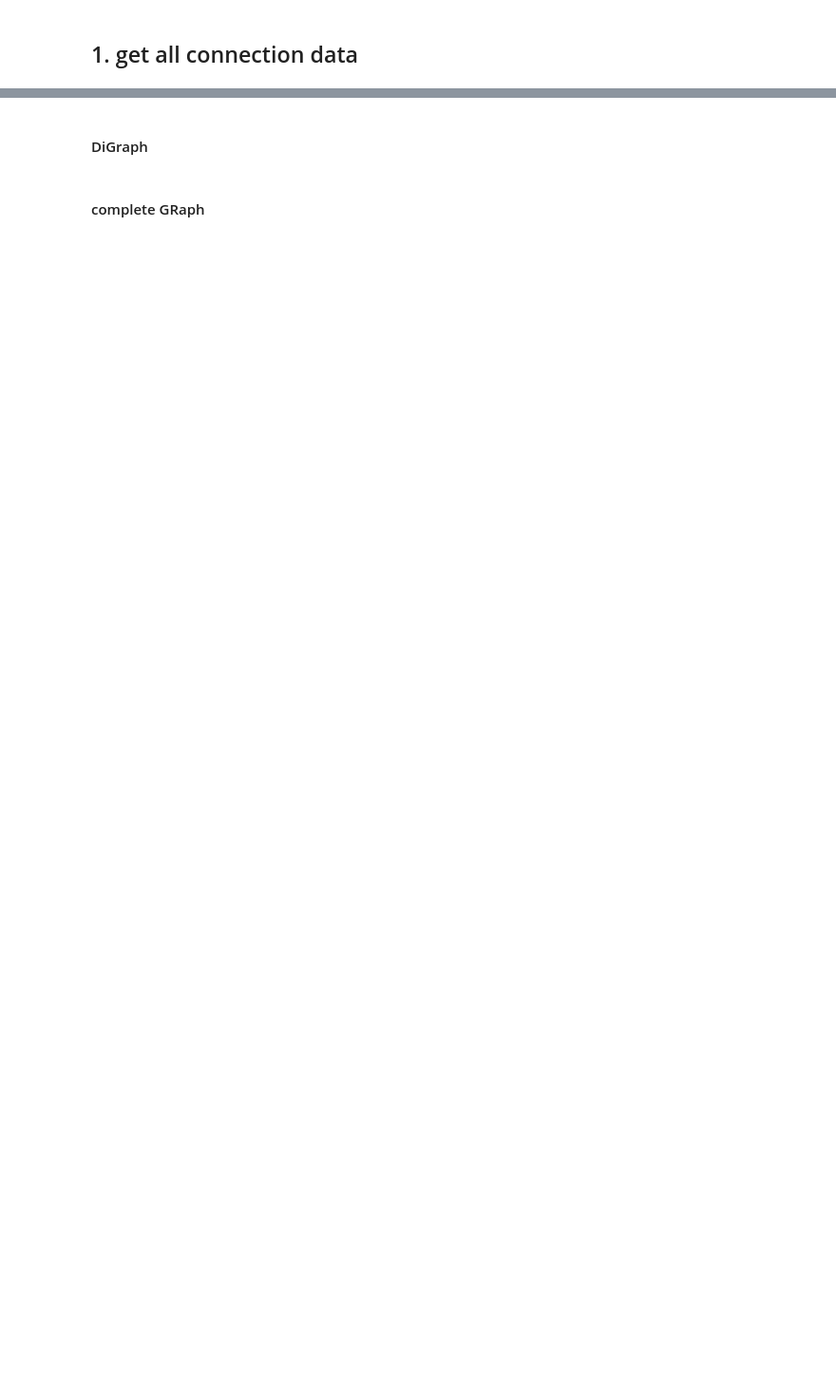
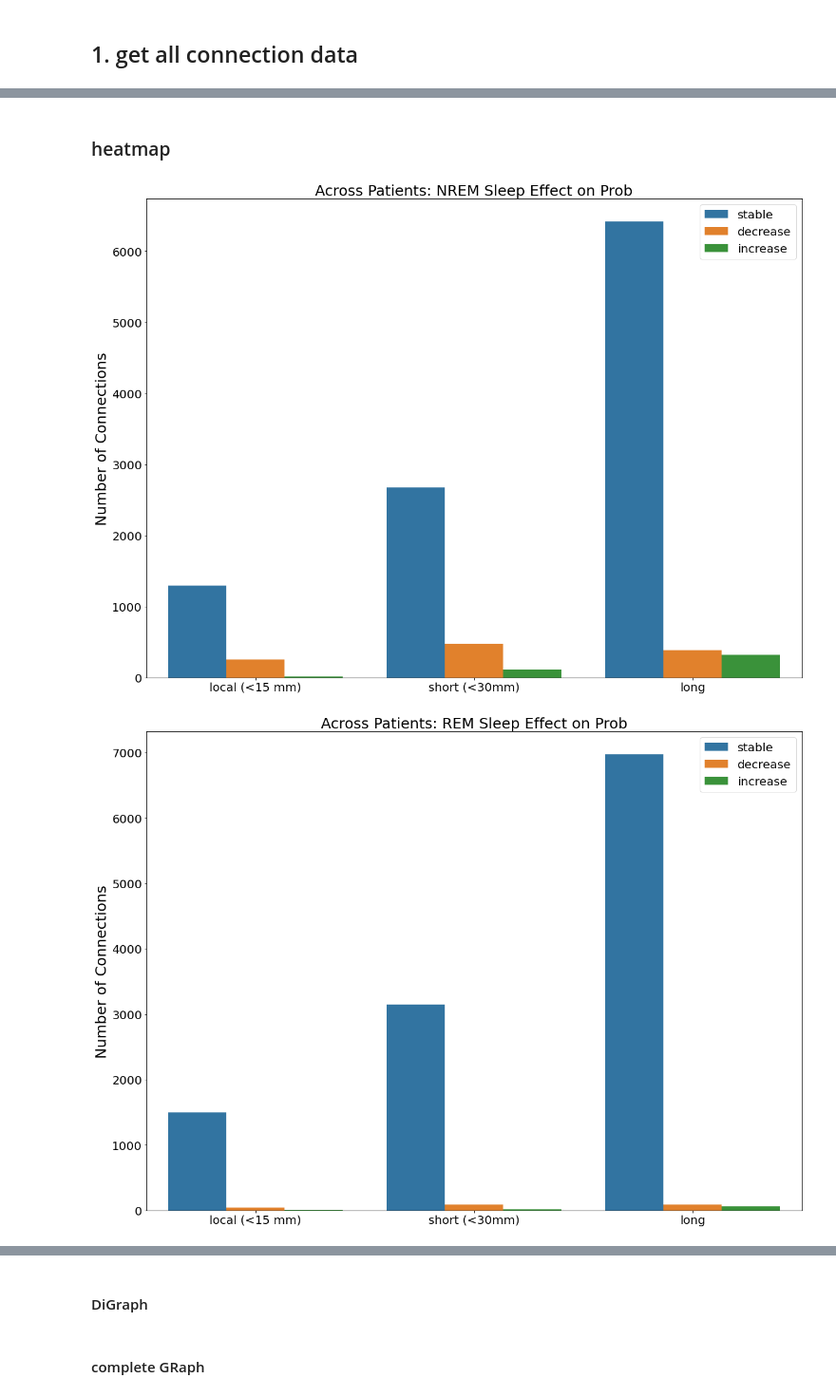
Before and after one commit to vellen23/CCEP_human, a Jupyter notebook: Python_Analysis/EvM/BM_sleep_networks_across.ipynb, the cells around one changed output, grey strips where cells are left out. Shown at 95% size. Saved outputs shown, nothing was run; the diff lists cells and outputs as text; code cells hidden in the pictures; blank space fills up the shorter version.

```diff
--- a/Python_Analysis/EvM/BM_sleep_networks_across.ipynb
+++ b/Python_Analysis/EvM/BM_sleep_networks_across.ipynb
@@ -36,0 +205,2 @@ subjs = ['EL017', 'EL011', 'EL015', 'EL014','EL016']
+# %% [markdown]
+### heatmap
@@ -36,0 +211,18 @@ subjs = ['EL017', 'EL011', 'EL015', 'EL014','EL016']
+# %%
+for t_show in range(2):
+    if t_show == 1:
+        test = 'LL'
+        tt = 'ttest_wake'
+    for ss in range(2):
+        plt.figure(figsize=(20, 15))
+        plt.title('Across Patients: ' + sleepstate_labels[ss] + ' Sleep Effect on ' + test, fontsize=25)
+        sns.countplot(x='Dist', hue=tt, data=data_con[data_con.SleepState == sleepstate_labels[ss]])
+        plt.legend(['stable', 'decrease', 'increase'], fontsize=20)
+        plt.ylabel('Number of Connections', fontsize=25)
+        plt.xlabel('')
+        plt.xticks(fontsize=20)
+        plt.yticks(fontsize=20)
+        plt.show()
+# %% [output]
+[figure, added]
+[figure, added]
```
Also changed, not shown: parts of 93 cells of this notebook, 10 other files.
